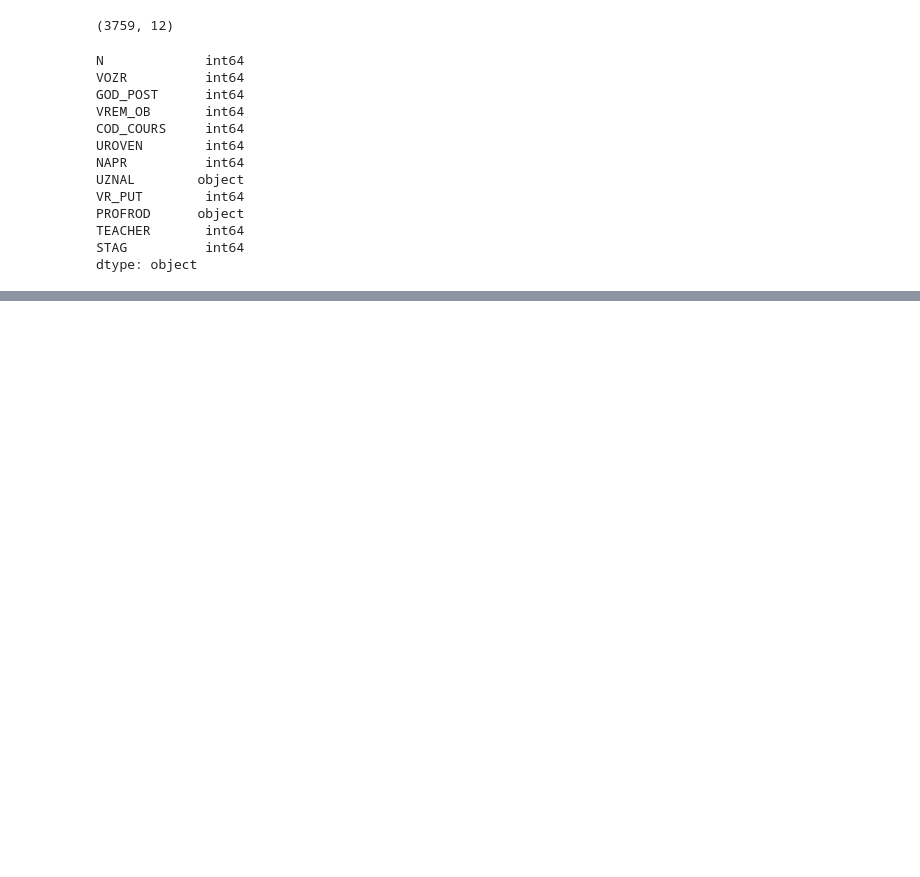
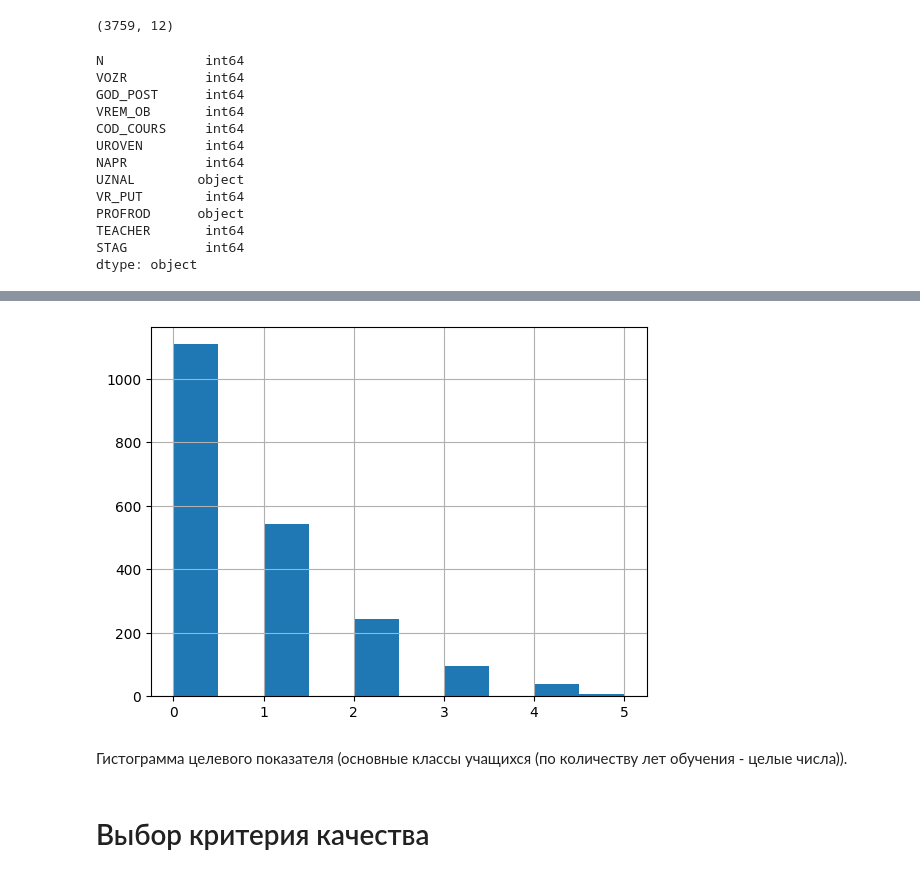
Before and after one commit to lokalov/lokalov_ML, a Jupyter notebook: courses.ipynb, the cells around one changed output, grey strips where cells are left out. Cells and saved outputs as stored; diff of their text form; code cells hidden in the pictures; blank space fills up the shorter version.

```diff
--- a/courses.ipynb
+++ b/courses.ipynb
@@ -114,0 +185,8 @@ KeyError: 'Porosity_(matrix_average_%)'
+# %%
+dfs['INT'].hist();
+# %% [output]
+[figure, added]
+# %% [markdown]
+Гистограмма целевого показателя (основные классы учащихся (по количеству лет обучения - целые числа)).
+# %% [markdown]
+# Выбор критерия качества
```
Also changed, not shown: parts of 36 cells of this notebook.
